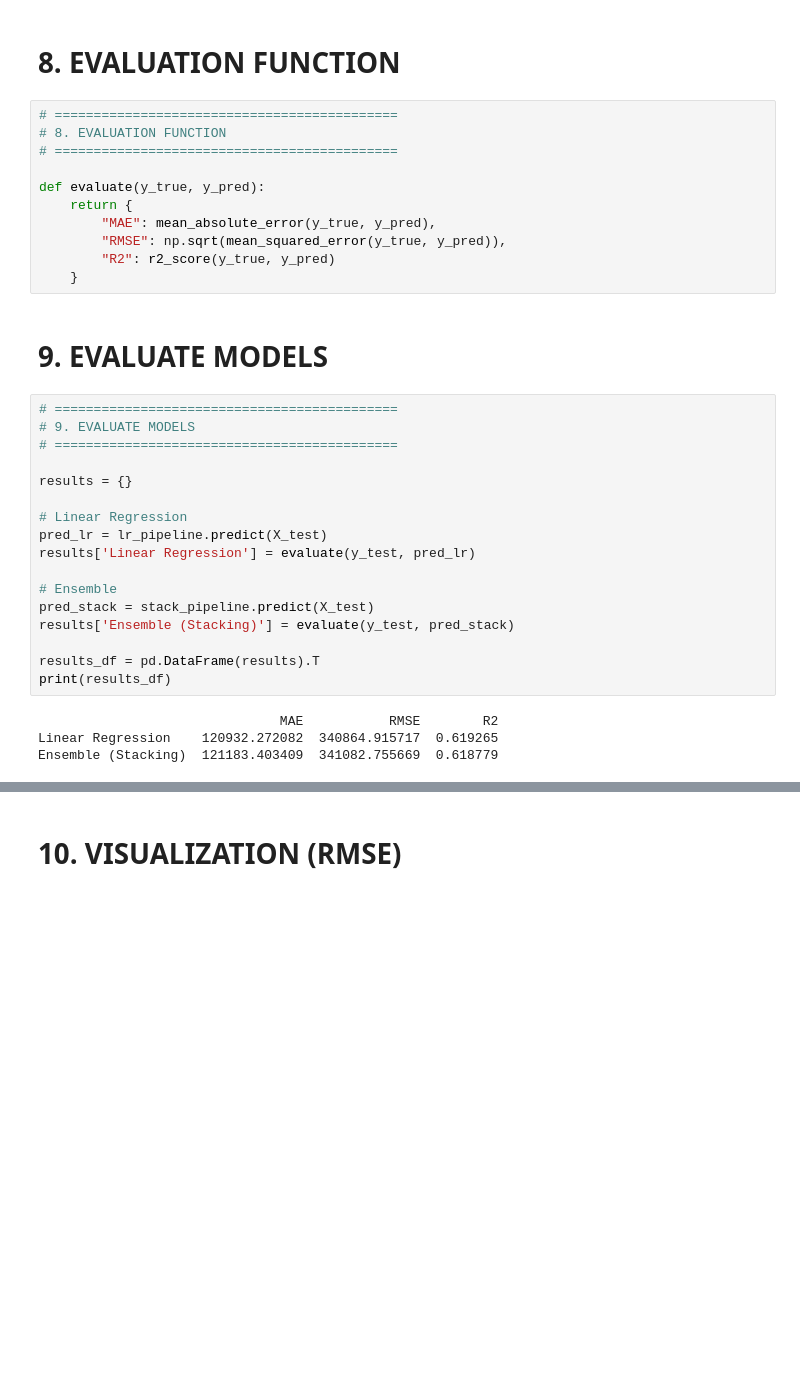
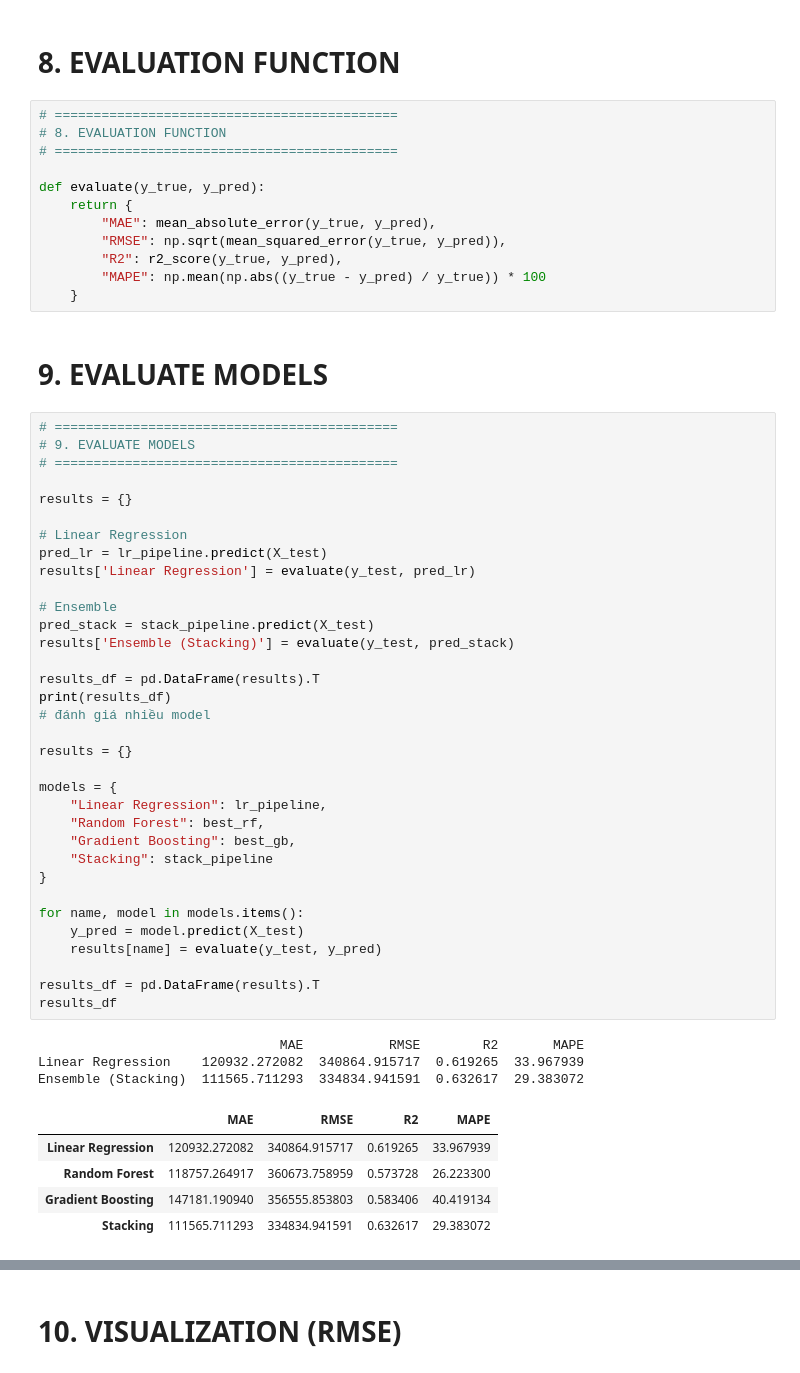
Before and after one commit to hoangchaulanbao/HocmayNC, a Jupyter notebook: Du_doan_gia_xe_o_to.ipynb, the cells around one changed output, grey strips where cells are left out. Saved outputs shown, nothing was run; the diff lists cells and outputs as text; blank space fills up the shorter version.

```diff
--- a/Du_doan_gia_xe_o_to.ipynb
+++ b/Du_doan_gia_xe_o_to.ipynb
@@ -1067,28 +1067,51 @@ def evaluate(y_true, y_pred):
     return {
         "MAE": mean_absolute_error(y_true, y_pred),
         "RMSE": np.sqrt(mean_squared_error(y_true, y_pred)),
-        "R2": r2_score(y_true, y_pred)
+        "R2": r2_score(y_true, y_pred),
+        "MAPE": np.mean(np.abs((y_true - y_pred) / y_true)) * 100
     }
 # %% [markdown]
 # 9. EVALUATE MODELS
 # %%
 # ============================================
 # 9. EVALUATE MODELS
 # ============================================
 
 results = {}
 
 # Linear Regression
 pred_lr = lr_pipeline.predict(X_test)
 results['Linear Regression'] = evaluate(y_test, pred_lr)
 
 # Ensemble
 pred_stack = stack_pipeline.predict(X_test)
 results['Ensemble (Stacking)'] = evaluate(y_test, pred_stack)
 
 results_df = pd.DataFrame(results).T
 print(results_df)
+# đánh giá nhiều model
+
+results = {}
+
+models = {
+    "Linear Regression": lr_pipeline,
+    "Random Forest": best_rf,
+    "Gradient Boosting": best_gb,
+    "Stacking": stack_pipeline
+}
+
+for name, model in models.items():
+    y_pred = model.predict(X_test)
+    results[name] = evaluate(y_test, y_pred)
+
+results_df = pd.DataFrame(results).T
+results_df
 # %% [output]
-                               MAE           RMSE        R2
-Linear Regression    120932.272082  340864.915717  0.619265
-Ensemble (Stacking)  121183.403409  341082.755669  0.618779
+                               MAE           RMSE        R2       MAPE
+Linear Regression    120932.272082  340864.915717  0.619265  33.967939
+Ensemble (Stacking)  111565.711293  334834.941591  0.632617  29.383072
+|  | MAE | RMSE | R2 | MAPE |
+| Linear Regression | 120932.272082 | 340864.915717 | 0.619265 | 33.967939 |
+| Random Forest | 118757.264917 | 360673.758959 | 0.573728 | 26.223300 |
+| Gradient Boosting | 147181.190940 | 356555.853803 | 0.583406 | 40.419134 |
+| Stacking | 111565.711293 | 334834.941591 | 0.632617 | 29.383072 |
```
Also changed, not shown: parts of 7 cells of this notebook.
